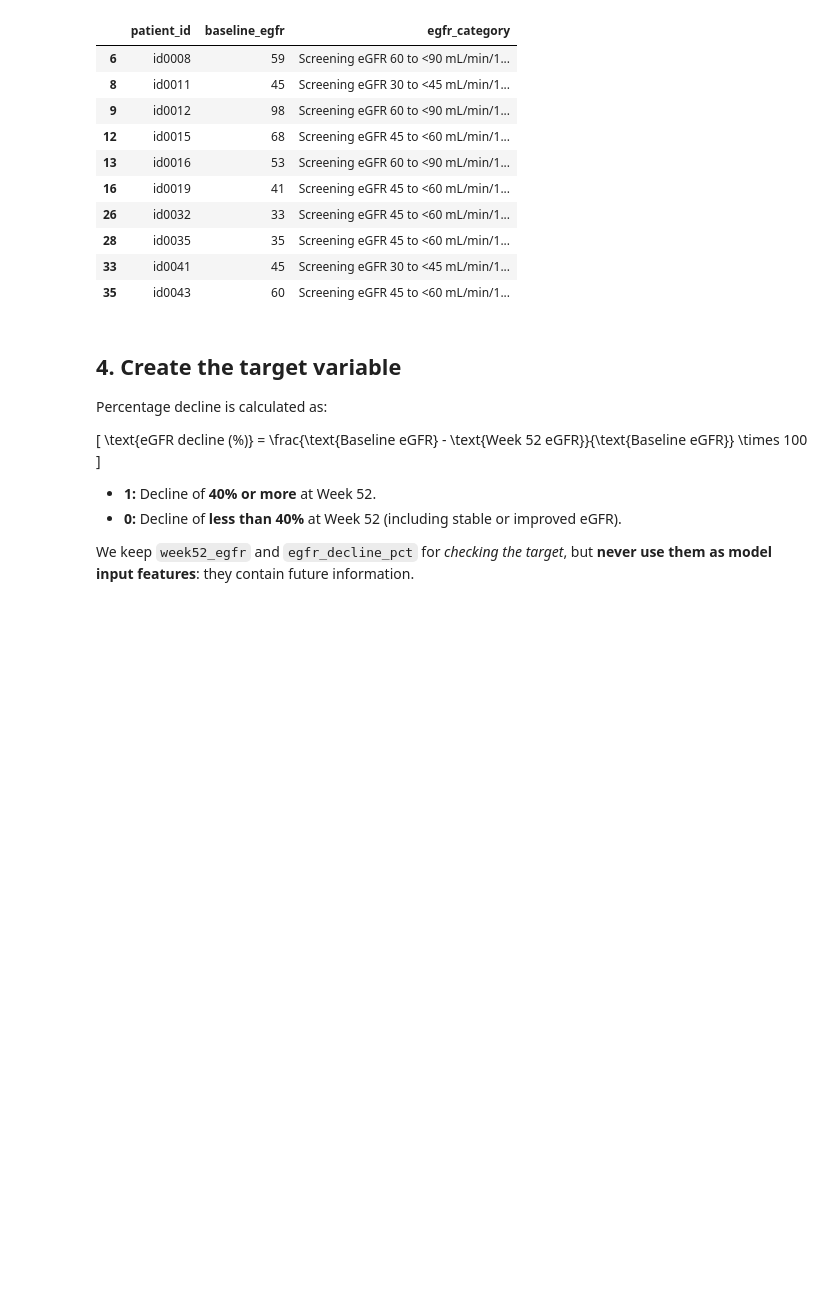
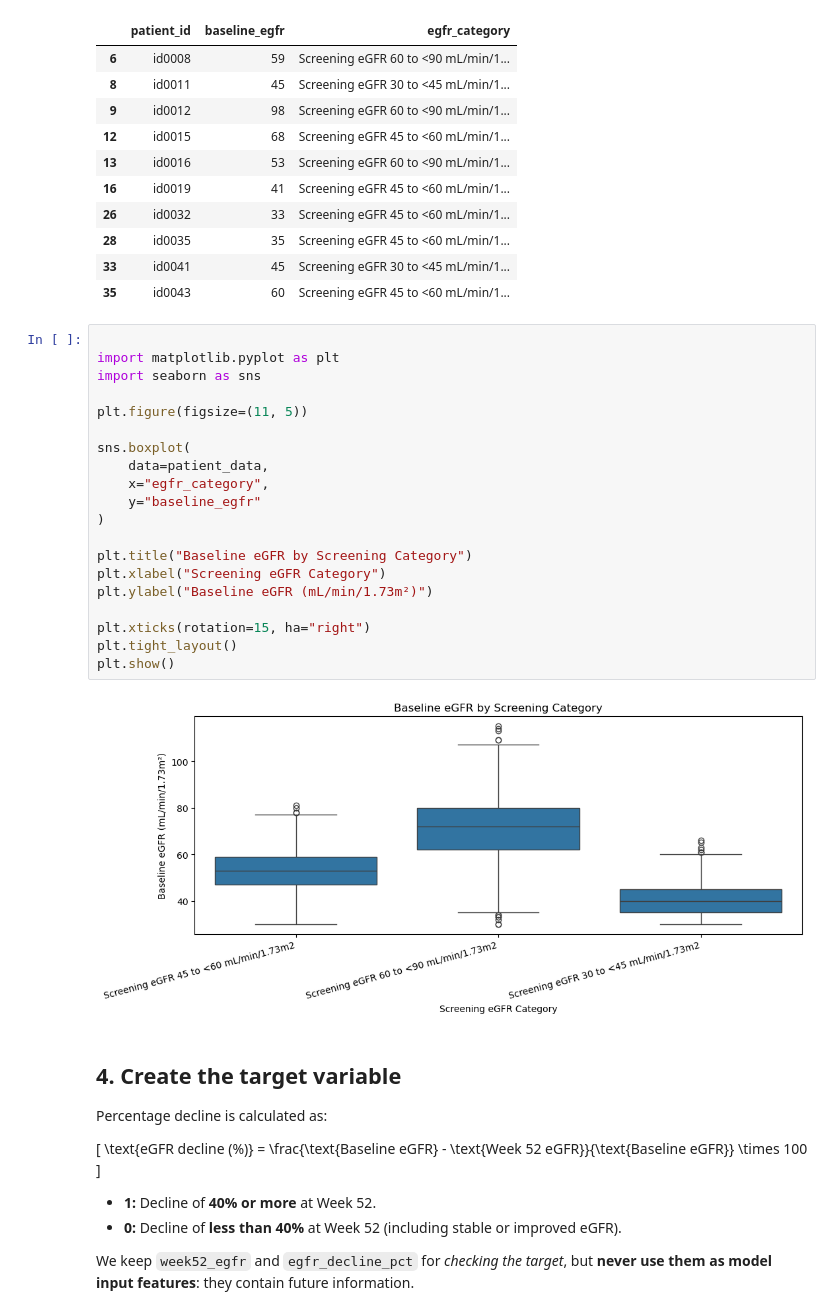
Before and after one commit to Usmanshakir7/Explainable-Machine-Learning-for-Chronic-Kidney-Disease-Prediction, a Jupyter notebook: notebooks/3_feature_engineering.ipynb, the cells around one changed output. Saved outputs shown, nothing was run; the diff lists cells and outputs as text; blank space fills up the shorter version.

```diff
--- a/notebooks/3_feature_engineering.ipynb
+++ b/notebooks/3_feature_engineering.ipynb
@@ -207,6 +207,28 @@ Examples of mismatches:
 | 28 | id0035 | 35 | Screening eGFR 45 to <60 mL/min/1... |
 | 33 | id0041 | 45 | Screening eGFR 30 to <45 mL/min/1... |
 | 35 | id0043 | 60 | Screening eGFR 45 to <60 mL/min/1... |
+# %%
+
+import matplotlib.pyplot as plt
+import seaborn as sns
+
+plt.figure(figsize=(11, 5))
+
+sns.boxplot(
+    data=patient_data,
+    x="egfr_category",
+    y="baseline_egfr"
+)
+
+plt.title("Baseline eGFR by Screening Category")
+plt.xlabel("Screening eGFR Category")
+plt.ylabel("Baseline eGFR (mL/min/1.73m²)")
+
+plt.xticks(rotation=15, ha="right")
+plt.tight_layout()
+plt.show()
+# %% [output]
+[figure, added]
 # %% [markdown]
 ## 4. Create the target variable
 Percentage decline is calculated as:
```
Also changed, not shown: parts of 1 cell of this notebook.
